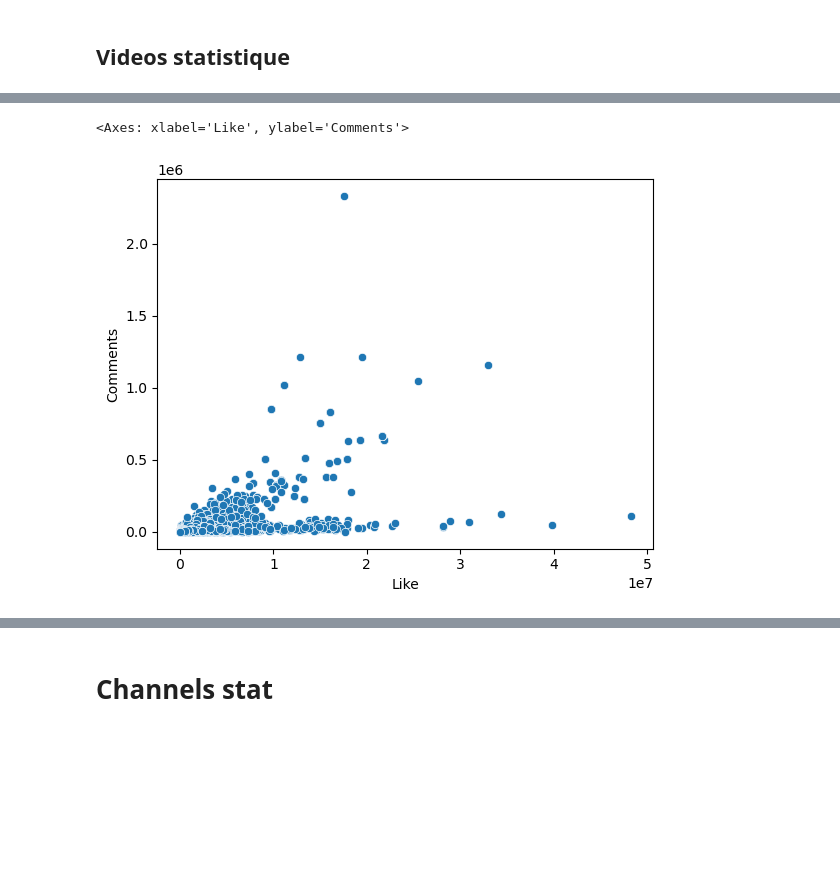
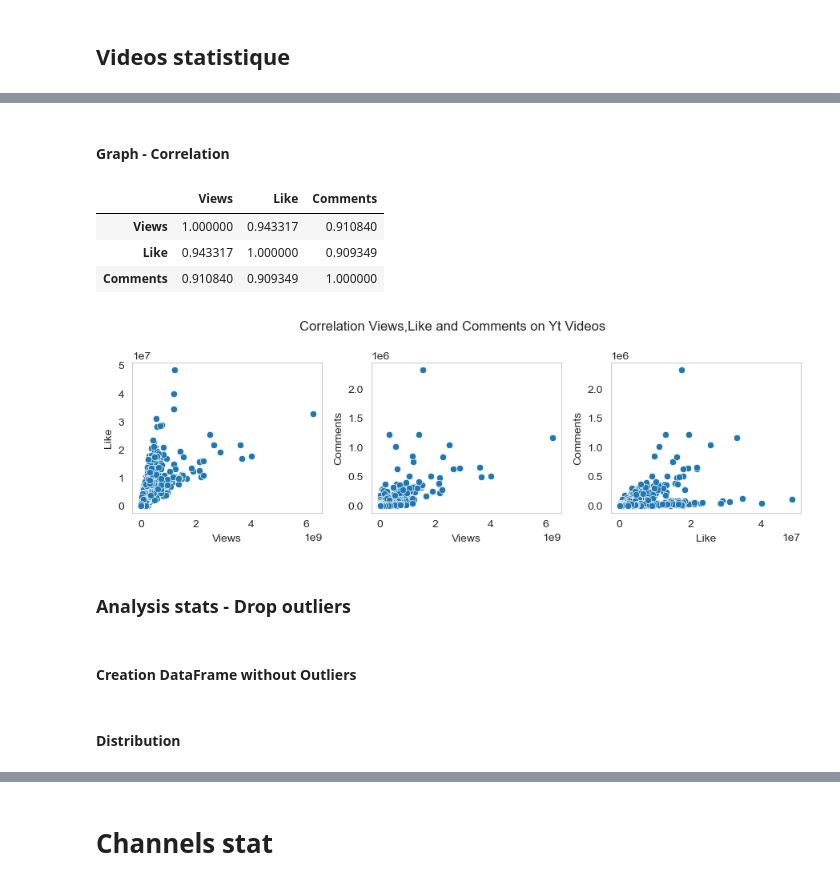
Before and after one commit to MelanieP31/PortfolioData, a Jupyter notebook: YoutubeWatch(Excel,Python,Tableau)/data_analysis.ipynb, the cells around one changed output, grey strips where cells are left out. Cells and saved outputs as stored; diff of their text form; code cells hidden in the pictures; blank space fills up the shorter version.

```diff
--- a/YoutubeWatch(Excel,Python,Tableau)/data_analysis.ipynb
+++ b/YoutubeWatch(Excel,Python,Tableau)/data_analysis.ipynb
@@ -412,5 +447,25 @@ sns.scatterplot(data=df_video,x='Views',y='Comments')
-# %%
-sns.scatterplot(data=df_video,x='Like',y='Comments')
-# %% [output]
-<Axes: xlabel='Like', ylabel='Comments'>
-[figure, removed]
+# %% [markdown]
+#### Graph - Correlation
+# %%
+df_video[['Views','Like','Comments']].corr()
+# %% [output]
+|  | Views | Like | Comments |
+| Views | 1.000000 | 0.943317 | 0.910840 |
+| Like | 0.943317 | 1.000000 | 0.909349 |
+| Comments | 0.910840 | 0.909349 | 1.000000 |
+# %%
+fig,axes = plt.subplots(nrows=1,ncols=3,figsize=(9,3))
+
+sns.scatterplot(data=df_video_unique,x='Views', y='Like',ax=axes[0])
+sns.scatterplot(data=df_video_unique,x='Views', y='Comments',ax=axes[1])
+sns.scatterplot(data=df_video_unique,x='Like', y='Comments',ax=axes[2])
+
+fig.suptitle('Correlation Views,Like and Comments on Yt Videos')
+plt.tight_layout()
+fig.savefig('Corr_VLC.png')
+# %% [output]
+[figure, added]
+# %% [markdown]
+### Analysis stats - Drop outliers
+# %% [markdown]
+#### Creation DataFrame without Outliers
@@ -416,0 +483,2 @@ sns.scatterplot(data=df_video,x='Like',y='Comments')
+# %% [markdown]
+#### Distribution
```
Also changed, not shown: parts of 54 cells of this notebook.
